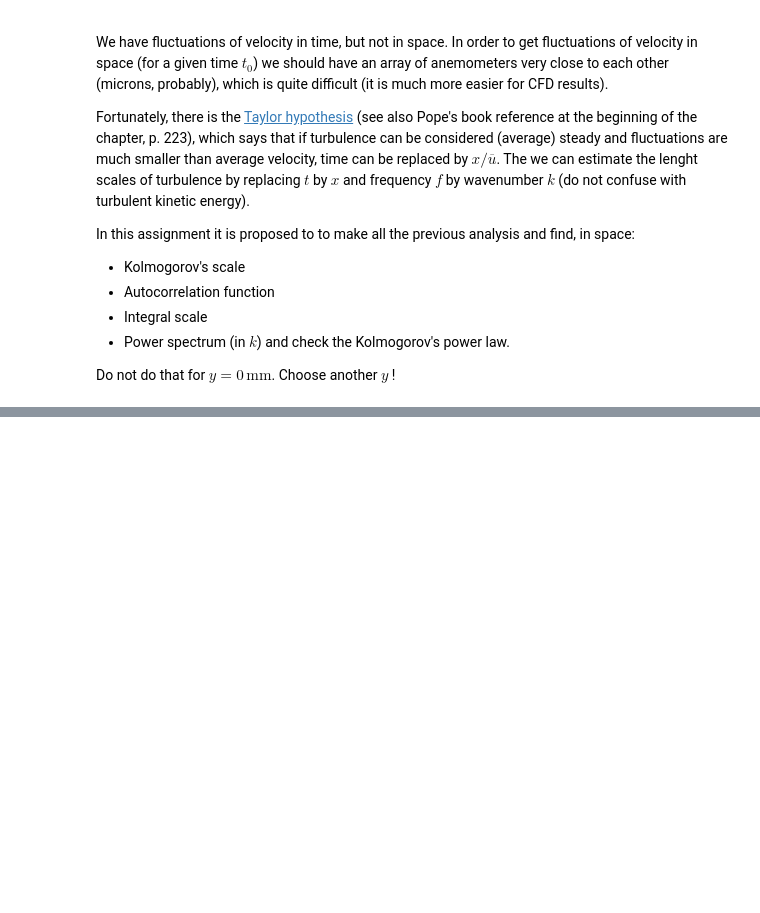
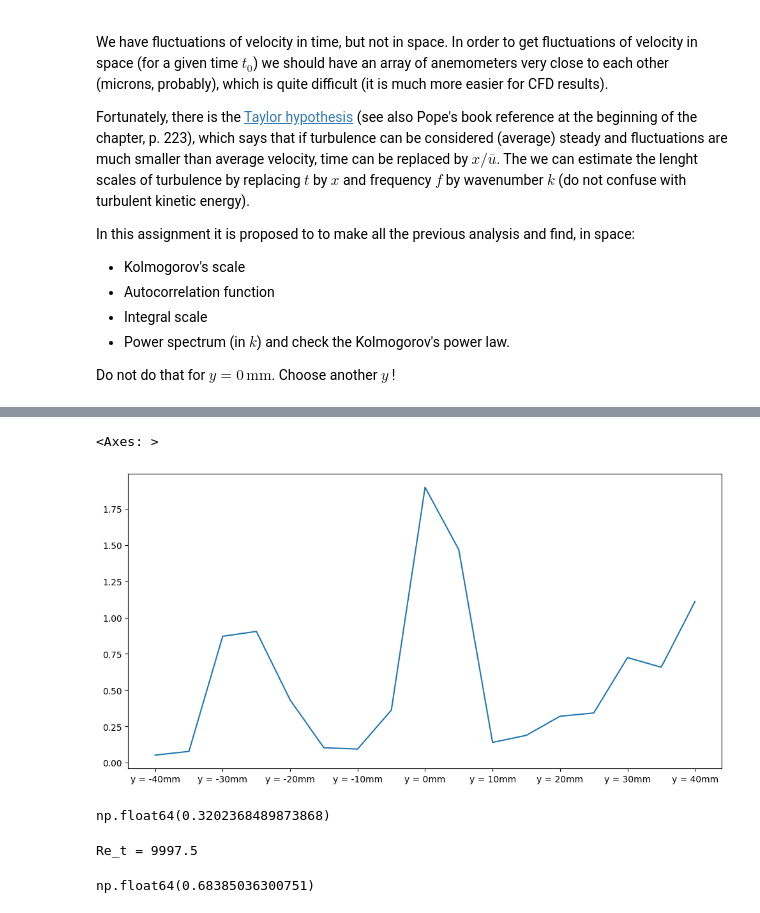
Before and after one commit to Biel-PS/AdvancedFluidMechanics, a Jupyter notebook: 3-Turbulence/Assignment3.ipynb, the cells around one changed output, grey strips where cells are left out. Drawn from its saved outputs; the diff is of its cells as text; code cells hidden in the pictures; blank space fills up the shorter version.

```diff
--- a/3-Turbulence/Assignment3.ipynb
+++ b/3-Turbulence/Assignment3.ipynb
@@ -16 +99,24 @@ Do not do that for $y = 0 \,\text{mm}$. Choose another $y$ !
+# %%
+TKE_lenSca = 1.5*(statData.loc["std"])**2 # TKE in length scale: multiply mean acceleration (derivative of velocity) by mean velocity
+TKE_lenSca.plot(figsize=(12, 6))
+# %% [output]
+<Axes: >
+[figure, added]
+# %%
+k = TKE_lenSca.loc[y_position] # plot TKE in length scale based on our position
+display(k)
+# %% [output]
+np.float64(0.3202368489873868)
+# %%
+nu = 1.5e-5 # m^2/s
+c = 0.265 # m
+Re_t = np.sqrt(k)*c/nu
+print('Re_t = {:.5g}'.format(Re_t))
+# %% [output]
+Re_t = 9997.5
+# %%
+epsilon = k**1.5/c # epsilon is dependent on k, so two epsilon needed
+display(epsilon) # m^2/s^3
+# %% [output]
+np.float64(0.68385036300751)
 # %%
```
Also changed, not shown: parts of 21 cells of this notebook.
